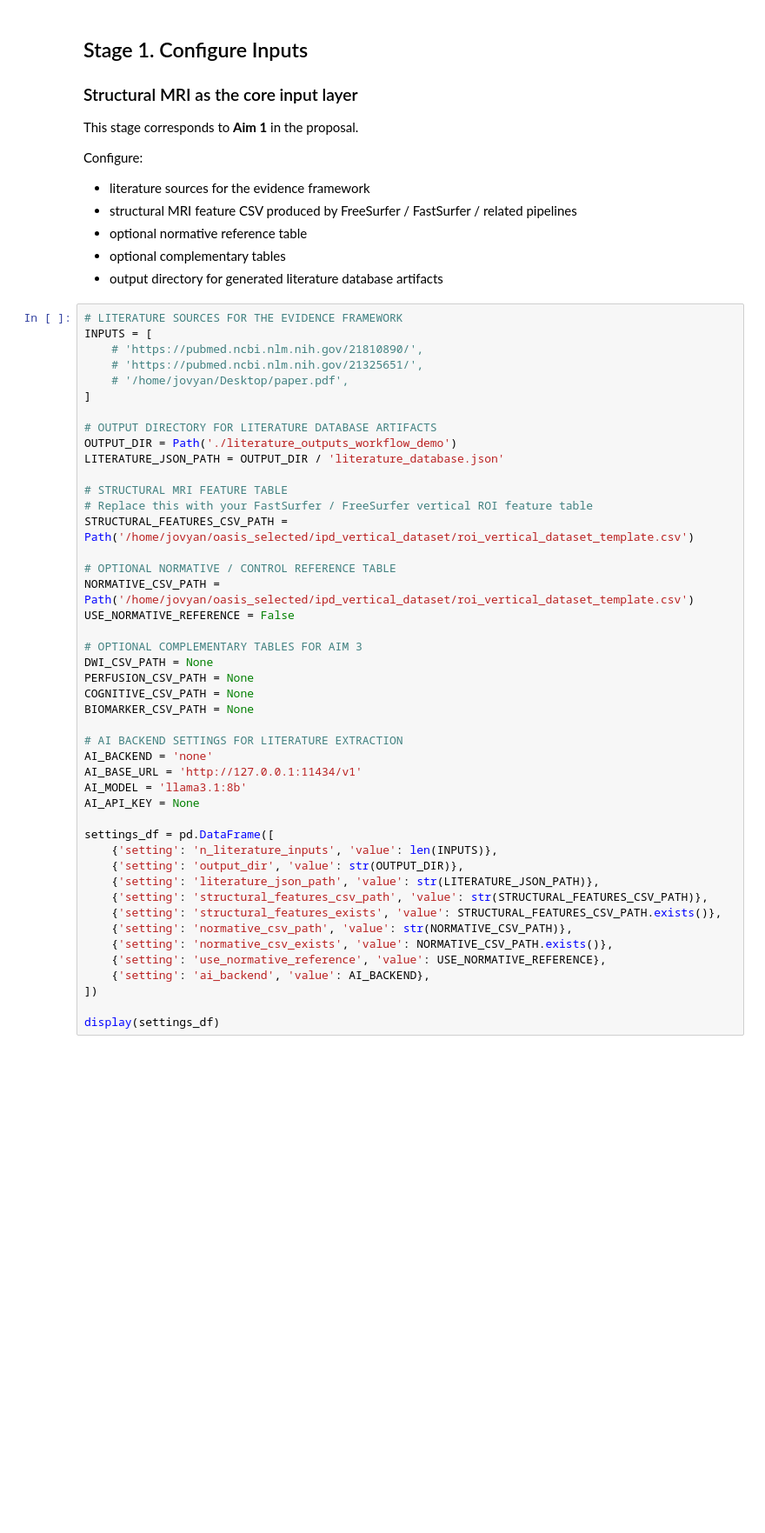
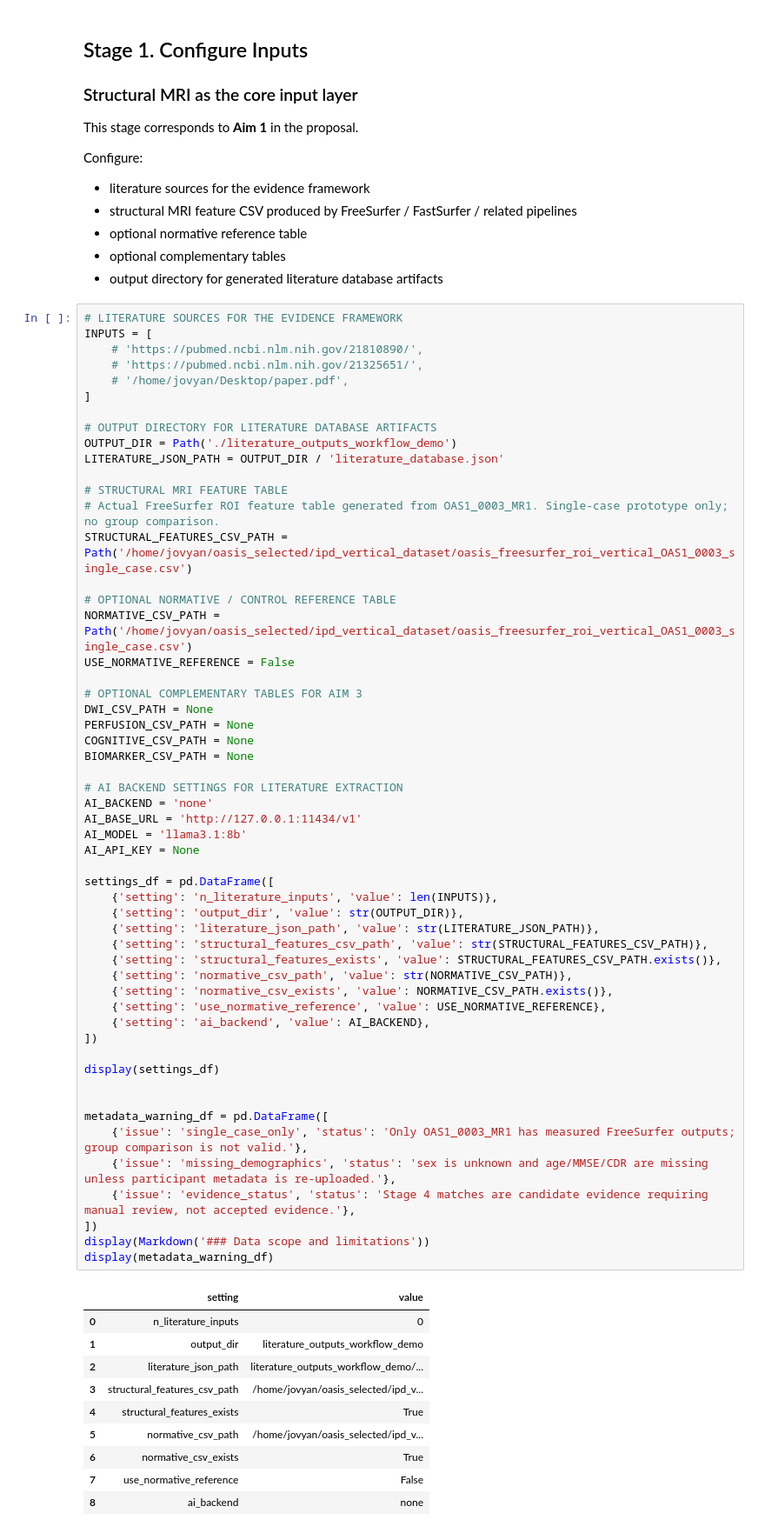
Before and after one commit to Bran-Y/neurodesk, a Jupyter notebook: neurodesk_literature_to_pgsql.ipynb, the cells around one changed output. Shown at 87% size. Saved outputs shown, nothing was run; the diff lists cells and outputs as text; blank space fills up the shorter version.

```diff
--- a/neurodesk_literature_to_pgsql.ipynb
+++ b/neurodesk_literature_to_pgsql.ipynb
@@ -93,35 +93,55 @@ OUTPUT_DIR = Path('./literature_outputs_workflow_demo')
 LITERATURE_JSON_PATH = OUTPUT_DIR / 'literature_database.json'
 
 # STRUCTURAL MRI FEATURE TABLE
-# Replace this with your FastSurfer / FreeSurfer vertical ROI feature table
-STRUCTURAL_FEATURES_CSV_PATH = Path('/home/jovyan/oasis_selected/ipd_vertical_dataset/roi_vertical_dataset_template.csv')
+# Actual FreeSurfer ROI feature table generated from OAS1_0003_MR1. Single-case prototype only; no group comparison.
+STRUCTURAL_FEATURES_CSV_PATH = Path('/home/jovyan/oasis_selected/ipd_vertical_dataset/oasis_freesurfer_roi_vertical_OAS1_0003_single_case.csv')
 
 # OPTIONAL NORMATIVE / CONTROL REFERENCE TABLE
-NORMATIVE_CSV_PATH = Path('/home/jovyan/oasis_selected/ipd_vertical_dataset/roi_vertical_dataset_template.csv')
+NORMATIVE_CSV_PATH = Path('/home/jovyan/oasis_selected/ipd_vertical_dataset/oasis_freesurfer_roi_vertical_OAS1_0003_single_case.csv')
 USE_NORMATIVE_REFERENCE = False
 
 # OPTIONAL COMPLEMENTARY TABLES FOR AIM 3
 DWI_CSV_PATH = None
 PERFUSION_CSV_PATH = None
 COGNITIVE_CSV_PATH = None
 BIOMARKER_CSV_PATH = None
 
 # AI BACKEND SETTINGS FOR LITERATURE EXTRACTION
 AI_BACKEND = 'none'
 AI_BASE_URL = 'http://127.0.0.1:11434/v1'
 AI_MODEL = 'llama3.1:8b'
 AI_API_KEY = None
 
 settings_df = pd.DataFrame([
     {'setting': 'n_literature_inputs', 'value': len(INPUTS)},
     {'setting': 'output_dir', 'value': str(OUTPUT_DIR)},
     {'setting': 'literature_json_path', 'value': str(LITERATURE_JSON_PATH)},
     {'setting': 'structural_features_csv_path', 'value': str(STRUCTURAL_FEATURES_CSV_PATH)},
     {'setting': 'structural_features_exists', 'value': STRUCTURAL_FEATURES_CSV_PATH.exists()},
     {'setting': 'normative_csv_path', 'value': str(NORMATIVE_CSV_PATH)},
     {'setting': 'normative_csv_exists', 'value': NORMATIVE_CSV_PATH.exists()},
     {'setting': 'use_normative_reference', 'value': USE_NORMATIVE_REFERENCE},
     {'setting': 'ai_backend', 'value': AI_BACKEND},
 ])
 
 display(settings_df)
+
+
+metadata_warning_df = pd.DataFrame([
+    {'issue': 'single_case_only', 'status': 'Only OAS1_0003_MR1 has measured FreeSurfer outputs; group comparison is not valid.'},
+    {'issue': 'missing_demographics', 'status': 'sex is unknown and age/MMSE/CDR are missing unless participant metadata is re-uploaded.'},
+    {'issue': 'evidence_status', 'status': 'Stage 4 matches are candidate evidence requiring manual review, not accepted evidence.'},
+])
+display(Markdown('### Data scope and limitations'))
+display(metadata_warning_df)
+# %% [output]
+|  | setting | value |
+| 0 | n_literature_inputs | 0 |
+| 1 | output_dir | literature_outputs_workflow_demo |
+| 2 | literature_json_path | literature_outputs_workflow_demo/... |
+| 3 | structural_features_csv_path | /home/jovyan/oasis_selected/ipd_v... |
+| 4 | structural_features_exists | True |
+| 5 | normative_csv_path | /home/jovyan/oasis_selected/ipd_v... |
+| 6 | normative_csv_exists | True |
+| 7 | use_normative_reference | False |
+| 8 | ai_backend | none |
```
Also changed, not shown: parts of 9 cells of this notebook, 6 other files.
